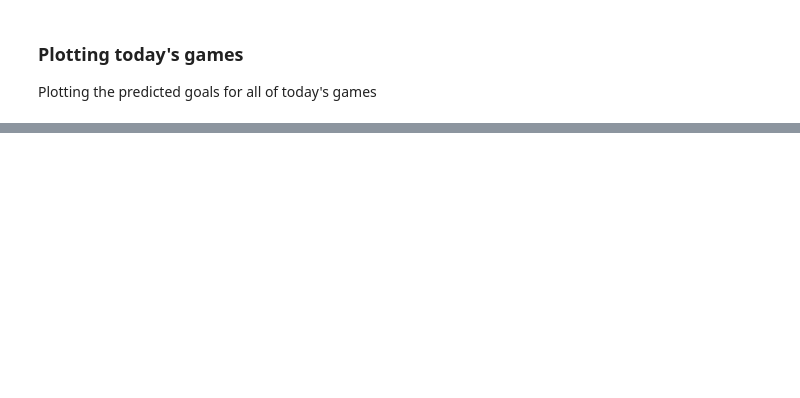
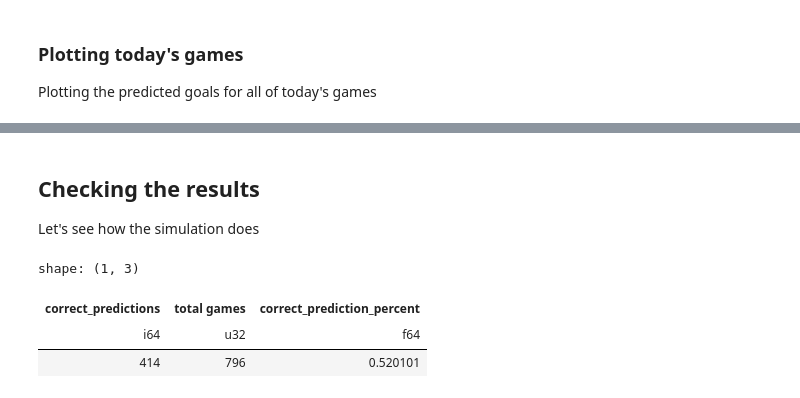
Before and after one commit to chickenandstats/chickenstats-blog, a Jupyter notebook: nbs/blog/posts/tutorials/monte_carlo/index.ipynb, the cells around one changed output, grey strips where cells are left out. Cells and saved outputs as stored; diff of their text form; code cells hidden in the pictures; blank space fills up the shorter version.

```diff
--- a/nbs/blog/posts/tutorials/monte_carlo/index.ipynb
+++ b/nbs/blog/posts/tutorials/monte_carlo/index.ipynb
@@ -508,0 +535,18 @@ fig.savefig(
+# %% [markdown]
+## Checking the results
+Let's see how the simulation does
+# %%
+season_predictions.select(
+    pl.col("prediction_correct").sum().alias("correct_predictions"),
+    pl.col("game_id").n_unique().alias("total games"),
+    (pl.col("prediction_correct").sum() / pl.col("game_id").n_unique()).alias(
+        "correct_prediction_percent"
+    ),
+)
+
+# Kind of meh, TBH
+# %% [output]
+shape: (1, 3)
+| correct_predictions | total games | correct_prediction_percent |
+| i64 | u32 | f64 |
+| 414 | 796 | 0.520101 |
```
Also changed, not shown: parts of 14 cells of this notebook, 2 other files.
